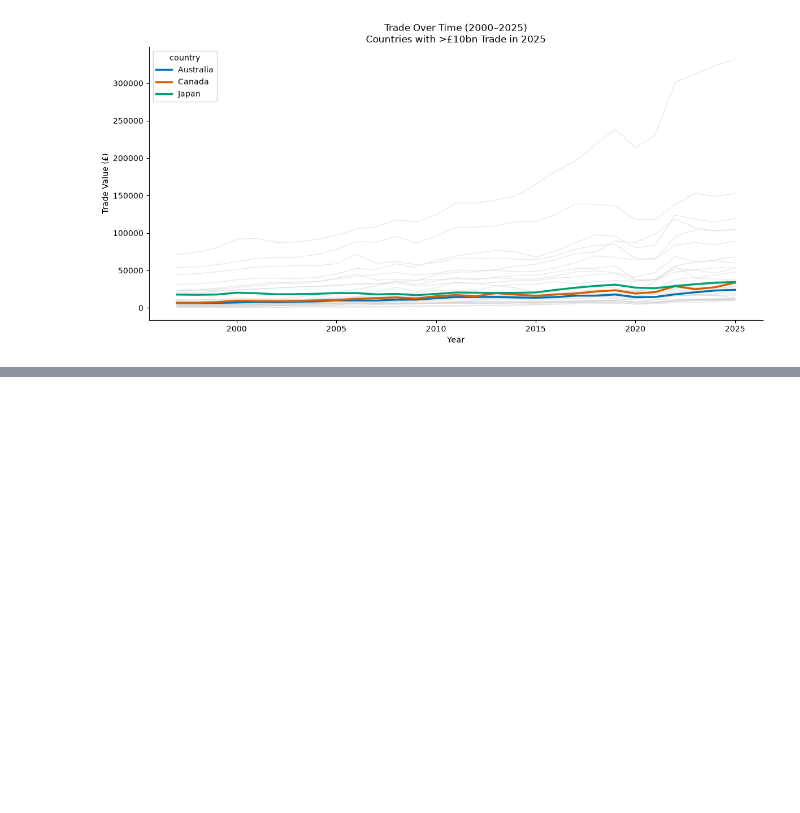
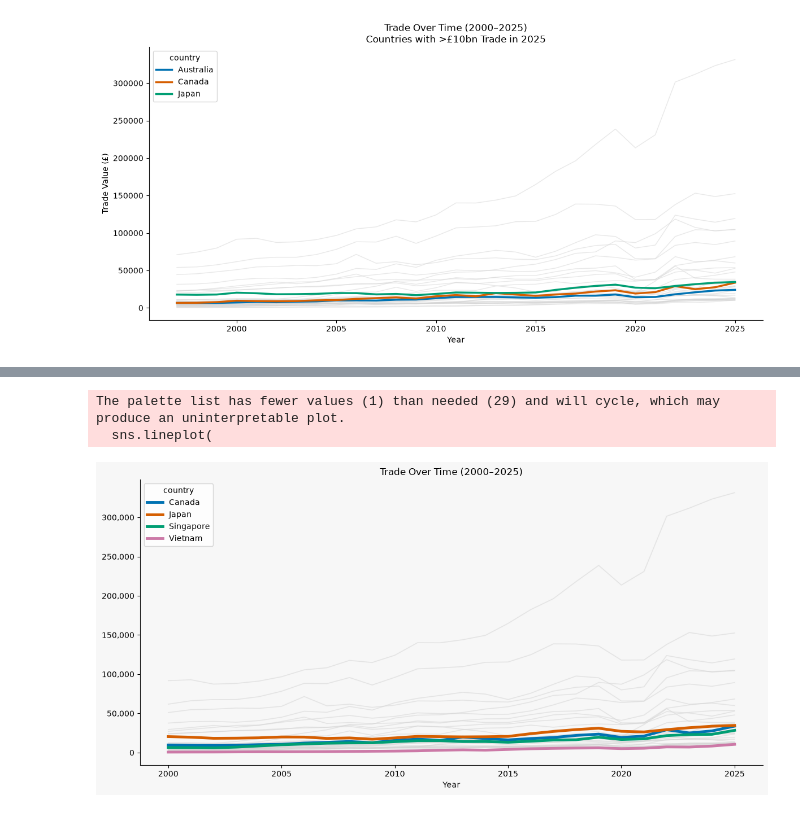
Before and after one commit to tcolwell7/for_fun_weekly_projects, a Jupyter notebook: 06_py_basic_project/basic_trade_time_series_plot.ipynb, the cells around one changed output, grey strips where cells are left out. Drawn from its saved outputs; the diff is of its cells as text; code cells hidden in the pictures; blank space fills up the shorter version.

```diff
--- a/06_py_basic_project/basic_trade_time_series_plot.ipynb
+++ b/06_py_basic_project/basic_trade_time_series_plot.ipynb
@@ -165,0 +443,17 @@ The palette list has fewer values (1) than needed (30) and will cycle, which may
+# %%
+plot_trade_timeseries(
+    df,
+    year_filter=2025,
+    threshold=10_000,
+    exclude_iso=["W1", "D5", "B5"],
+    highlight_countries=["Japan", "Canada", "Vietnam", "Singapore"],
+    start_year=2000,
+    end_year=2025,
+    background_color="#f7f7f7",   # light grey FT-style background
+    line_width=3.5,               # thicker highlight lines
+    grey_line_width=1.2           # thicker grey lines
+)
+# %% [output]
+The palette list has fewer values (1) than needed (29) and will cycle, which may produce an uninterpretable plot.
+  sns.lineplot(
+[figure, added]
```
Also changed, not shown: parts of 4 cells of this notebook.
